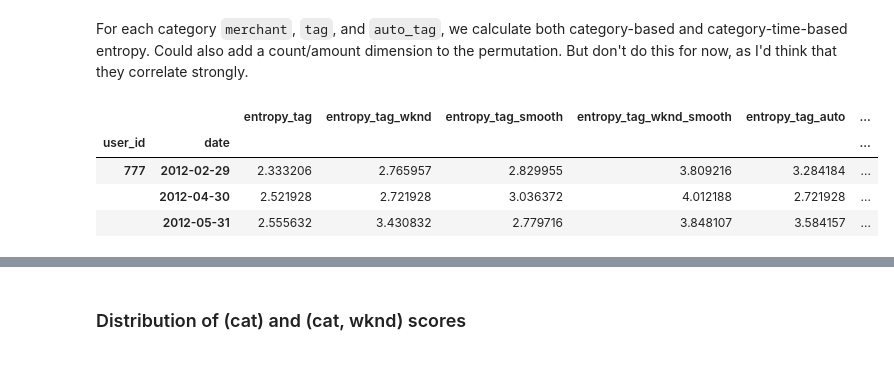
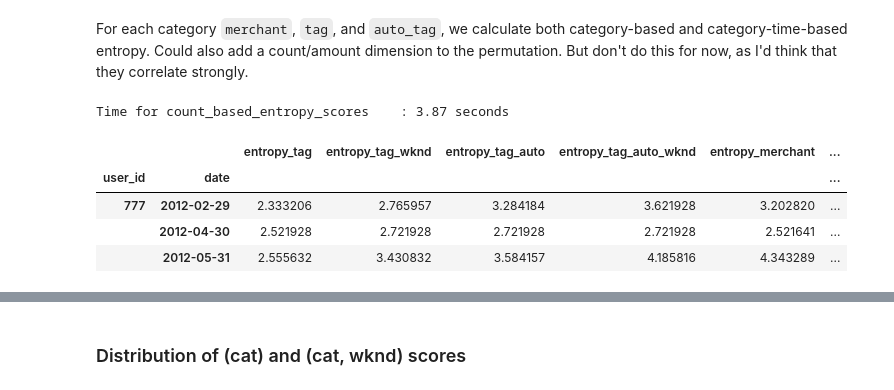
Before and after one commit to fabiangunzinger/entropy, a Jupyter notebook: notebooks/entropy_calculation.ipynb, the cells around one changed output, grey strips where cells are left out. Saved outputs shown, nothing was run; the diff lists cells and outputs as text; code cells hidden in the pictures.

Commit message:
Produce new entropy variables.

```diff
--- a/notebooks/entropy_calculation.ipynb
+++ b/notebooks/entropy_calculation.ipynb
@@ -42,72 +45,12 @@ Time for read_txn_data                 : 3.22 seconds
 # %% [markdown]
 For each category `merchant`, `tag`, and `auto_tag`, we calculate both category-based and category-time-based entropy. Could also add a count/amount dimension to the permutation. But don't do this for now, as I'd think that they correlate strongly.
 # %%
-def _counts(df, cat, wknd=False):
-    """Spend txns count for each cat by user-month.
-
-    Args:
-      df: A txn-level daframe.
-      cat: A column from df to be used for categorising spending transactions.
-      wknd: A Boolean indicating whether spend txns should be categorised
-        by (cat, wknd), if True, or by (cat), if False, where wknd is a dummy
-        indicating whether a txn is dated as a Sa, So, or Mo.
-    Returns:
-      A DataFrame with user-month rows, category columns, and count values.
-    """
-    is_cat_observed_spend = df.tag_group.eq("spend") & df.debit & df[cat].notna()
-    df = df.loc[is_cat_observed_spend].copy()
-    if wknd:
-        is_wknd = df.date.dt.dayofweek.isin([5, 6, 0]).astype(str)
-        df[cat] = df[cat].astype(str) + is_wknd
-    group_cols = idx_cols + [cat]
-    return df.groupby(group_cols, observed=True).size().unstack().fillna(0)
-
-
-def _entropy(df, smooth=False):
-    """Returns row-wise entropy scores based on counts.
-
-    Args:
-      df: A DataFrame with entity rows, category columns, and count values.
-      smoothed: A Boolean value indicating whether to apply additive smoothing
-        to the counts in df before calculating probabilities.
-    Returns:
-      A series with entropy scores for each row.
-    """
-    row_totals = df.sum(1)
-    num_unique = len(df.columns)
-    if smooth:
-        probs = (df + 1).div(row_totals + num_unique, axis=0)
-    else:
-        probs = (df).div(row_totals, axis=0)
-    e = scipy.stats.entropy(probs, base=2, axis=1)
-    return pd.Series(e, index=df.index)
-
-
-def count_based_entropy_scores(df):
-    """Add count-based entropy measures."""
-    cats = ["tag", "tag_auto", "merchant"]
-    scores = []
-    for cat in cats:
-        scores.extend(
-            [
-                _entropy(_counts(df, cat, wknd=False)).rename(f"entropy_{cat}"),
-                _entropy(_counts(df, cat, wknd=True)).rename(f"entropy_{cat}_wknd"),
-                _entropy(_counts(df, cat, wknd=False), smooth=True).rename(
-                    f"entropy_{cat}_smooth"
-                ),
-                _entropy(_counts(df, cat, wknd=True), smooth=True).rename(
-                    f"entropy_{cat}_wknd_smooth"
-                ),
-            ]
-        )
-    return pd.concat(scores, axis=1)
-
-
-dfe = count_based_entropy_scores(df)
+dfe = ag.count_based_entropy_scores(df)
 dfe.head(3)
 # %% [output]
+Time for count_based_entropy_scores    : 3.87 seconds
-|  |  | entropy_tag | entropy_tag_wknd | entropy_tag_smooth | entropy_tag_wknd_smooth | entropy_tag_auto | ... |
+|  |  | entropy_tag | entropy_tag_wknd | entropy_tag_auto | entropy_tag_auto_wknd | entropy_merchant | ... |
 | user_id | date |  |  |  |  |  | ... |
-| 777 | 2012-02-29 | 2.333206 | 2.765957 | 2.829955 | 3.809216 | 3.284184 | ... |
-|  | 2012-04-30 | 2.521928 | 2.721928 | 3.036372 | 4.012188 | 2.721928 | ... |
-|  | 2012-05-31 | 2.555632 | 3.430832 | 2.779716 | 3.848107 | 3.584157 | ... |
+| 777 | 2012-02-29 | 2.333206 | 2.765957 | 3.284184 | 3.621928 | 3.202820 | ... |
+|  | 2012-04-30 | 2.521928 | 2.721928 | 2.721928 | 2.721928 | 2.521641 | ... |
+|  | 2012-05-31 | 2.555632 | 3.430832 | 3.584157 | 4.185816 | 4.343289 | ... |
```
Also changed, not shown: parts of 14 cells of this notebook, 7 other files.
